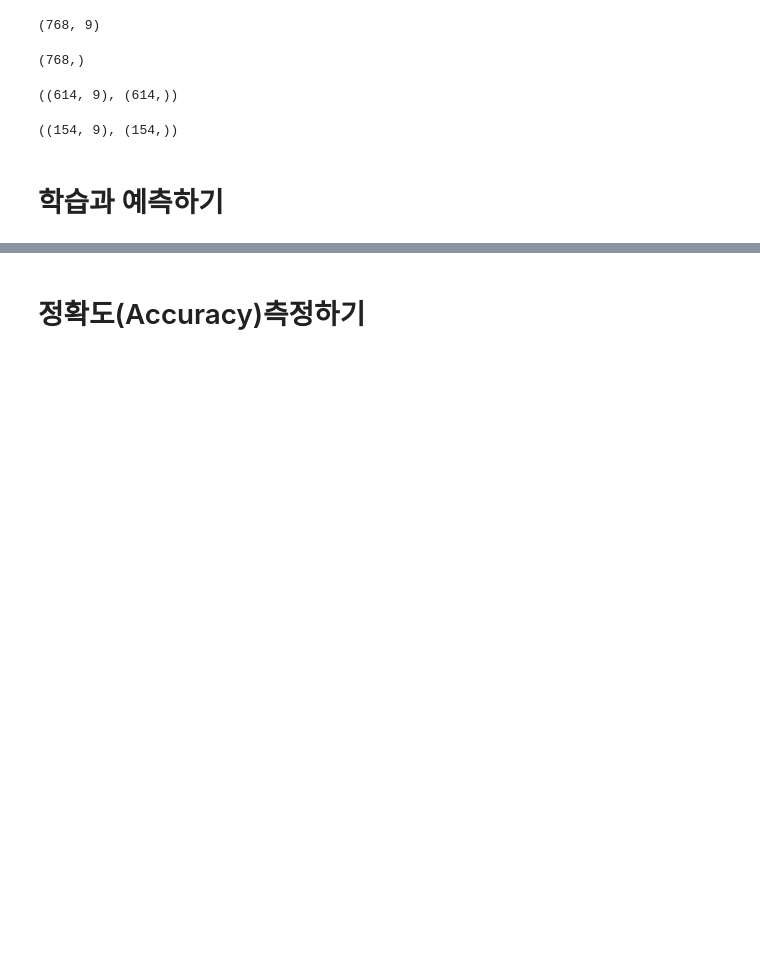
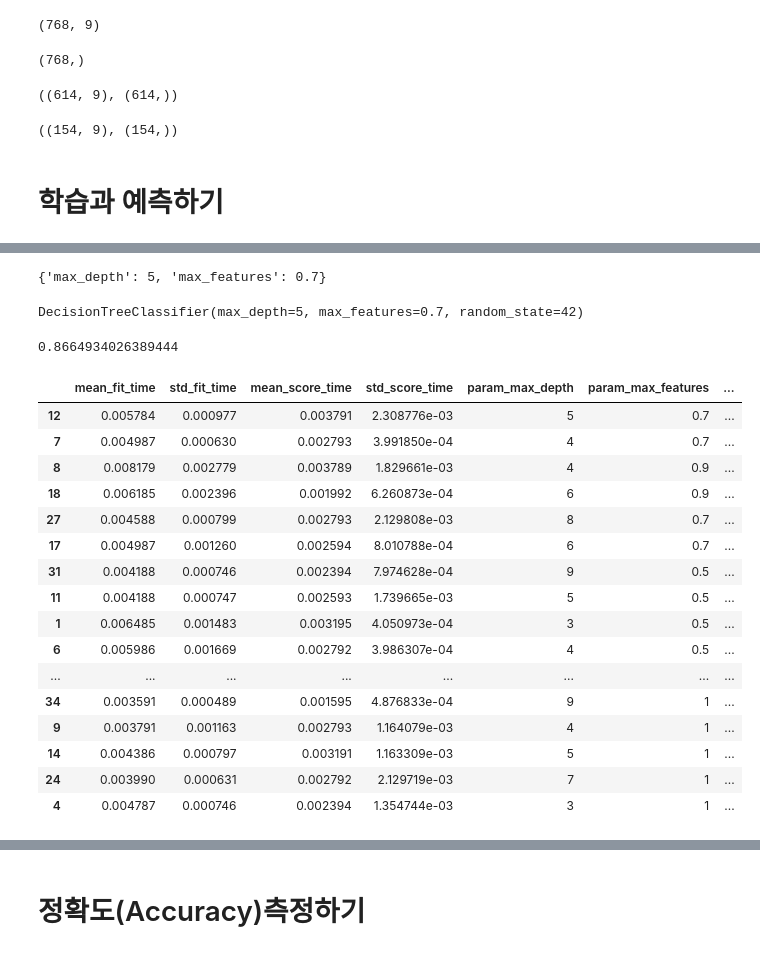
Before and after one commit to baesku789/jupyter, a Jupyter notebook: pima-classfication-baseline-03.ipynb, the cells around one changed output, grey strips where cells are left out. Saved outputs shown, nothing was run; the diff lists cells and outputs as text; code cells hidden in the pictures; blank space fills up the shorter version.

```diff
--- a/pima-classfication-baseline-03.ipynb
+++ b/pima-classfication-baseline-03.ipynb
@@ -91,0 +108,8 @@ model
+# %%
+from sklearn.model_selection import GridSearchCV
+
+model = DecisionTreeClassifier(random_state=42)
+param_grid = {"max_depth" : range(3,12),
+              "max_features": [0.3, 0.5, 0.7, 0.9, 1]}
+clf = GridSearchCV(model, param_grid=param_grid, n_jobs=-1, cv=5, verbose=1)
+clf.fit(X_train, y_train)
@@ -91,0 +125,32 @@ model
+# %%
+clf.best_params_
+# %% [output]
+{'max_depth': 5, 'max_features': 0.7}
+# %%
+clf.best_estimator_
+# %% [output]
+DecisionTreeClassifier(max_depth=5, max_features=0.7, random_state=42)
+# %%
+clf.best_score_
+# %% [output]
+0.8664934026389444
+# %%
+pd.DataFrame(clf.cv_results_).sort_values(by="rank_test_score")
+# %% [output]
+|  | mean_fit_time | std_fit_time | mean_score_time | std_score_time | param_max_depth | param_max_features | ... |
+| 12 | 0.005784 | 0.000977 | 0.003791 | 2.308776e-03 | 5 | 0.7 | ... |
+| 7 | 0.004987 | 0.000630 | 0.002793 | 3.991850e-04 | 4 | 0.7 | ... |
+| 8 | 0.008179 | 0.002779 | 0.003789 | 1.829661e-03 | 4 | 0.9 | ... |
+| 18 | 0.006185 | 0.002396 | 0.001992 | 6.260873e-04 | 6 | 0.9 | ... |
+| 27 | 0.004588 | 0.000799 | 0.002793 | 2.129808e-03 | 8 | 0.7 | ... |
+| 17 | 0.004987 | 0.001260 | 0.002594 | 8.010788e-04 | 6 | 0.7 | ... |
+| 31 | 0.004188 | 0.000746 | 0.002394 | 7.974628e-04 | 9 | 0.5 | ... |
+| 11 | 0.004188 | 0.000747 | 0.002593 | 1.739665e-03 | 5 | 0.5 | ... |
+| 1 | 0.006485 | 0.001483 | 0.003195 | 4.050973e-04 | 3 | 0.5 | ... |
+| 6 | 0.005986 | 0.001669 | 0.002792 | 3.986307e-04 | 4 | 0.5 | ... |
+| ... | ... | ... | ... | ... | ... | ... | ... |
+| 34 | 0.003591 | 0.000489 | 0.001595 | 4.876833e-04 | 9 | 1 | ... |
+| 9 | 0.003791 | 0.001163 | 0.002793 | 1.164079e-03 | 4 | 1 | ... |
+| 14 | 0.004386 | 0.000797 | 0.003191 | 1.163309e-03 | 5 | 1 | ... |
+| 24 | 0.003990 | 0.000631 | 0.002792 | 2.129719e-03 | 7 | 1 | ... |
+| 4 | 0.004787 | 0.000746 | 0.002394 | 1.354744e-03 | 3 | 1 | ... |
```
Also changed, not shown: parts of 28 cells of this notebook.
